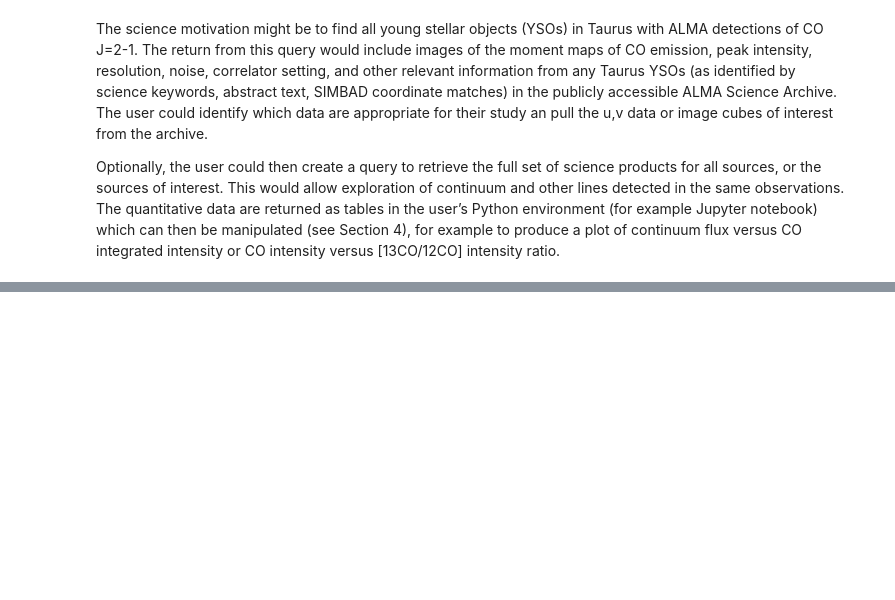
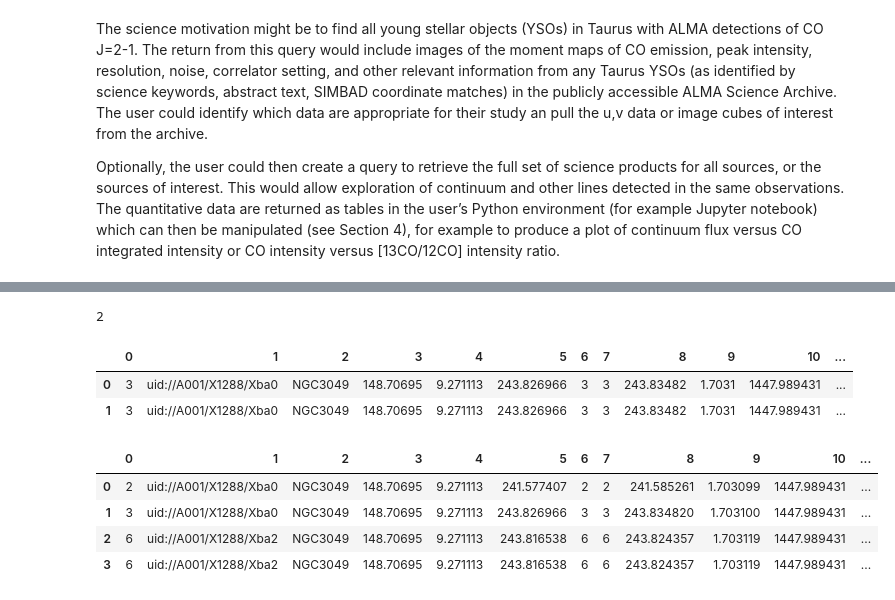
Before and after one commit to teuben/study7, a Jupyter notebook: notebooks/case1.ipynb, the cells around one changed output, grey strips where cells are left out. Cells and saved outputs as stored; diff of their text form; code cells hidden in the pictures; blank space fills up the shorter version.

```diff
--- a/notebooks/case1.ipynb
+++ b/notebooks/case1.ipynb
@@ -19,0 +51,20 @@ intensity versus [13CO/12CO] intensity ratio.
+# %%
+len(result)
+# %% [output]
+2
+# %%
+pd.DataFrame(result)
+# %% [output]
+|  | 0 | 1 | 2 | 3 | 4 | 5 | 6 | 7 | 8 | 9 | 10 | ... |
+| 0 | 3 | uid://A001/X1288/Xba0 | NGC3049 | 148.70695 | 9.271113 | 243.826966 | 3 | 3 | 243.83482 | 1.7031 | 1447.989431 | ... |
+| 1 | 3 | uid://A001/X1288/Xba0 | NGC3049 | 148.70695 | 9.271113 | 243.826966 | 3 | 3 | 243.83482 | 1.7031 | 1447.989431 | ... |
+# %%
+result=a.sql("select * from alma,win,lines where target_name='NGC3049' and win.a_id = alma.id and lines.w_id = win.id")
+# %%
+pd.DataFrame(result)
+# %% [output]
+|  | 0 | 1 | 2 | 3 | 4 | 5 | 6 | 7 | 8 | 9 | 10 | ... |
+| 0 | 2 | uid://A001/X1288/Xba0 | NGC3049 | 148.70695 | 9.271113 | 241.577407 | 2 | 2 | 241.585261 | 1.703099 | 1447.989431 | ... |
+| 1 | 3 | uid://A001/X1288/Xba0 | NGC3049 | 148.70695 | 9.271113 | 243.826966 | 3 | 3 | 243.834820 | 1.703100 | 1447.989431 | ... |
+| 2 | 6 | uid://A001/X1288/Xba2 | NGC3049 | 148.70695 | 9.271113 | 243.816538 | 6 | 6 | 243.824357 | 1.703119 | 1447.989431 | ... |
+| 3 | 6 | uid://A001/X1288/Xba2 | NGC3049 | 148.70695 | 9.271113 | 243.816538 | 6 | 6 | 243.824357 | 1.703119 | 1447.989431 | ... |
```
Also changed, not shown: parts of 6 cells of this notebook.
